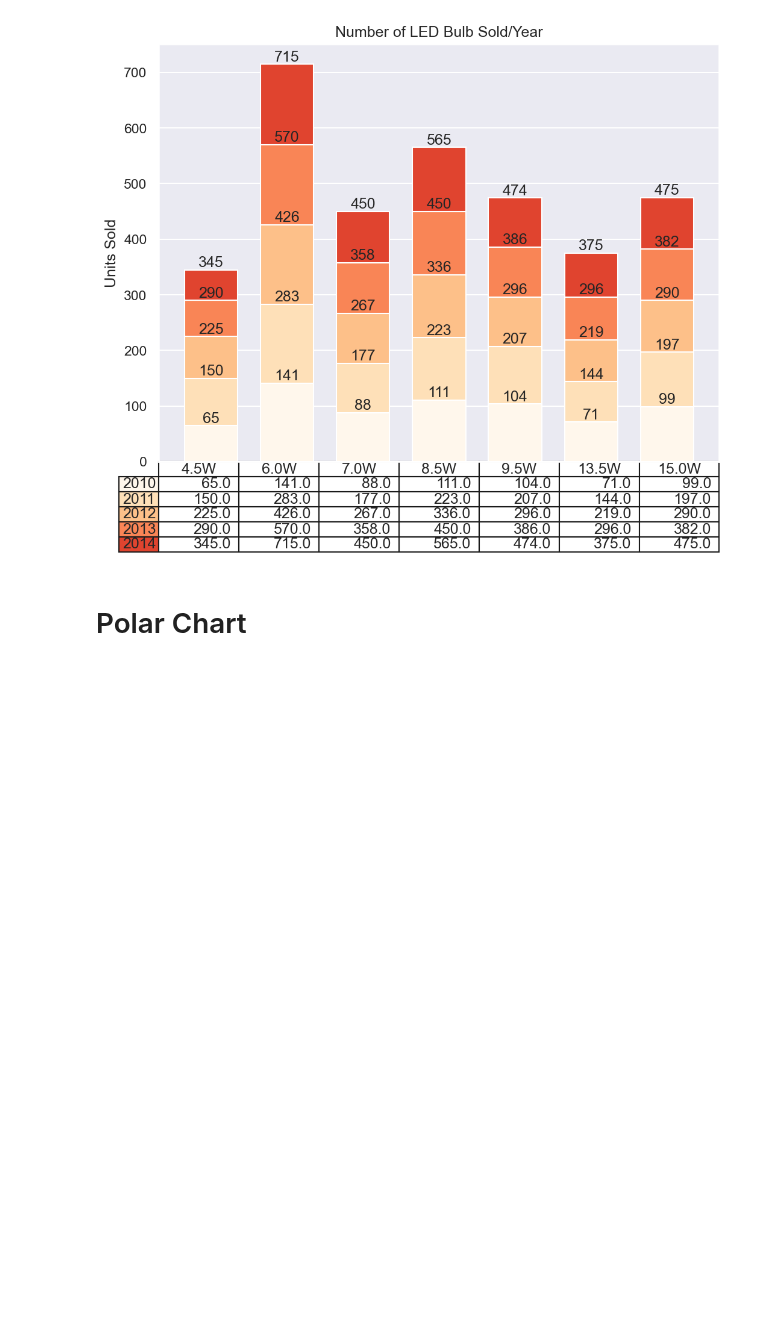
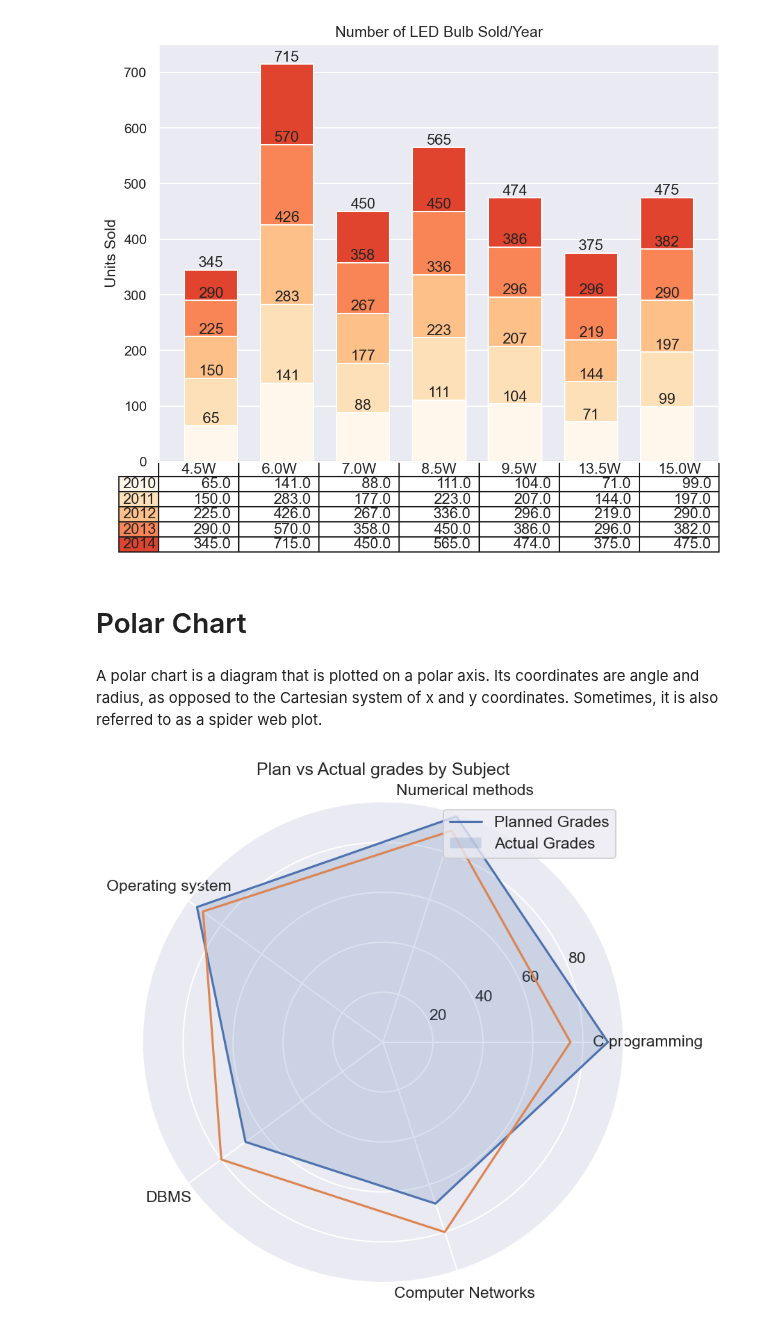
Before and after one commit to kj721/Ubiquitous, a Jupyter notebook: Topical/EDA/hands_on_eda_with_python_visual_aids_for_eda.ipynb, the cells around one changed output. Saved outputs shown, nothing was run; the diff lists cells and outputs as text; code cells hidden in the pictures; blank space fills up the shorter version.

```diff
--- a/Topical/EDA/hands_on_eda_with_python_visual_aids_for_eda.ipynb
+++ b/Topical/EDA/hands_on_eda_with_python_visual_aids_for_eda.ipynb
@@ -328,3 +328,23 @@ plt.show()
 [figure]
 # %% [markdown]
 # Polar Chart
+# %% [markdown]
+A polar chart is a diagram that is plotted on a polar axis.  Its coordinates are angle and radius, as opposed to the Cartesian system of x and y coordinates.  Sometimes, it is also referred to as a spider web plot.
+# %%
+subjects = ["C programming", "Numerical methods", "Operating system", "DBMS", "Computer Networks"]
+plannedGrade = [90, 95, 92, 68, 68, 90]
+actualGrade = [75, 89, 89, 80, 80, 75]
+# %%
+theta = np.linspace(0, 2*np.pi,len(plannedGrade))
+# %%
+plt.figure(figsize = (10, 6))
+plt.subplot(polar=True)
+(lines,labels) = plt.thetagrids(range(0,360,int(360/len(subjects))),(subjects))
+plt.plot(theta,plannedGrade)
+plt.fill(theta,plannedGrade, 'b', alpha=0.2)
+plt.plot(theta,actualGrade)
+plt.legend(labels=('Planned Grades','Actual Grades'),loc=1)
+plt.title("Plan vs Actual grades by Subject")
+plt.show()
+# %% [output]
+[figure, added]
```
Also changed, not shown: parts of 4 cells of this notebook, 1 other file.
